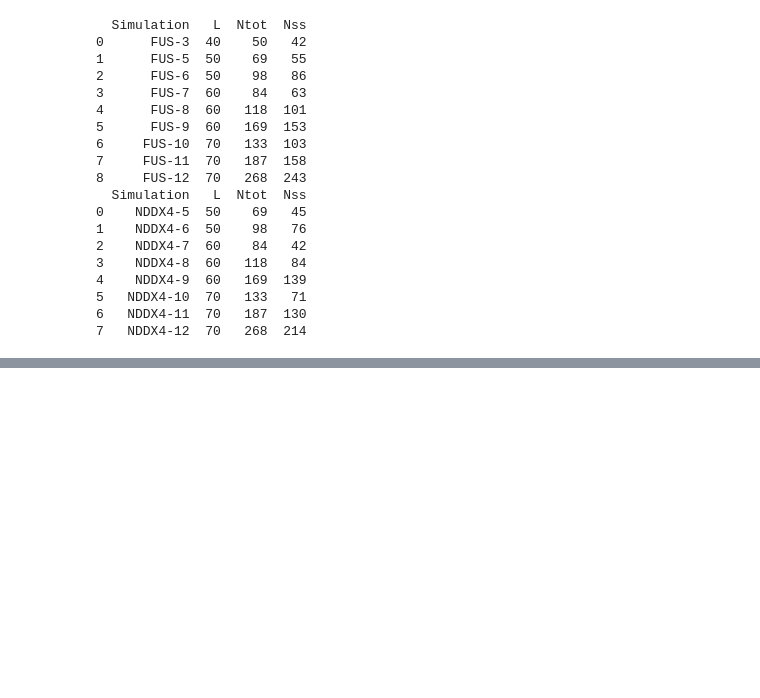
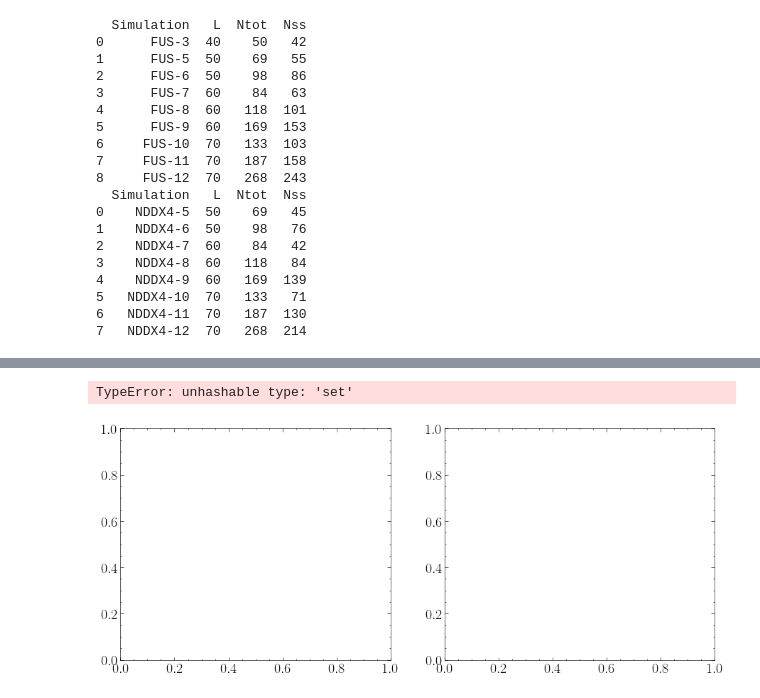
Before and after one commit to mme-ucl/confined_LLPS, a Jupyter notebook: confined_CG_simulations/FES_fitting_MLM.ipynb, the cells around one changed output, grey strips where cells are left out. Drawn from its saved outputs; the diff is of its cells as text; code cells hidden in the pictures; blank space fills up the shorter version.

```diff
--- a/confined_CG_simulations/FES_fitting_MLM.ipynb
+++ b/confined_CG_simulations/FES_fitting_MLM.ipynb
@@ -308,0 +370,55 @@ plt.savefig('FES', dpi=600, bbox_inches='tight');
+# %%
+#Map figure
+fig = plt.figure(figsize=(15,6))
+subDDX = fig.add_subplot(1,2,2)
+subFUS = fig.add_subplot(1,2,1)
+
+#Load data for FUS and compute FUS variables
+AllSimsFUS = pd.read_excel(r'AllSimsFUS.xlsx')
+VFUSAll=np.power(AllSimsFUS.L,3)
+p0FUSAll=kT*(AllSimsFUS.N)/VFUSAll
+
+
+#Load data for DDX4 and compute DDX4 variables
+AllSimsDDX = pd.read_excel(r'AllSimsDDX.xlsx')
+VDDXAll=np.power(AllSimsDDX.L,3)
+p0DDXAll=kT*(AllSimsDDX.N)/VDDXAll
+
+markerDDX={"x","x",'x','x','x','x','x','x','x','x','x','x','x','x'}
+
+#Plot Map DDX4
+
+subDDX.scatter(p0DDXAll*ml_nm3*weightDDX/kT,np.power(VDDXAll,1/3),color='r',marker=markerDDX,alpha=0.8)
+subDDX.contourf(PP0*ml_nm3*weightDDX/kT,np.power(VVtot,1/3),CLASS_DDX,cmap='Reds',alpha=0.2)
+subDDX.contour(PP0*ml_nm3*weightDDX/kT,np.power(VVtot,1/3),CLASS_DDX,[1],colors=['r'])
+subDDX.plot([LD_DDX_estimate, LD_DDX_estimate],[np.min(np.power(Vtot,1/3)), np.max(np.power(Vtot,1/3))],'--',color='red',Linewidth=1.5)
+subDDX.scatter(p0DDX*ml_nm3*weightDDX/kT,np.power(VDDX,1/3),color='red',s=1.5*dataDDX.Nss,alpha=0.35)
+subDDX.set_xlabel('$\\rho_\ell$ [mg/ml]')
+subDDX.set_ylabel('$\sqrt[3]{V_{tot}}$ [nm]')
+
+#Plot Map FUS
+subFUS.scatter(p0FUSAll*ml_nm3*weightFUS/kT,np.power(VFUSAll,1/3),color='b',marker='+',alpha=0.8)
+subFUS.contourf(PP0*ml_nm3*weightFUS/kT,np.power(VVtot,1/3),CLASS_FUS,cmap='Blues',alpha=0.2)
+subFUS.contour(PP0*ml_nm3*weightFUS/kT,np.power(VVtot,1/3),CLASS_FUS,[1],colors=['b'])
+subFUS.plot([LD_FUS_estimate, LD_FUS_estimate],[np.min(np.power(Vtot,1/3)), np.max(np.power(Vtot,1/3))],'--',color='blue',Linewidth=1.5)
+subFUS.scatter(p0FUS*ml_nm3*weightFUS/kT,np.power(VFUS,1/3),color='blue',s=dataFUS.Nss,alpha=0.35)
+subFUS.set_xlabel('$\\rho_\ell$ [mg/ml]')
+subFUS.set_ylabel('$\sqrt[3]{V_{tot}}$ [nm]')
+
+# Annotate plumed
+subFUS.annotate('stable steady state droplet',xy=(10,200),color='blue',fontsize=18)
+subDDX.annotate('stable steady state droplet',xy=(15,200),color='red',fontsize=18)
+subFUS.annotate('unstable droplet',xy=(3,25),color='blue',fontsize=18)
+subDDX.annotate('unstable droplet',xy=(5.5,25),color='red',fontsize=18)
+
+subDDX.set_yscale('log')
+subFUS.set_yscale('log')
+subDDX.set_yticks([20, 50, 100, 200, 300])
+subDDX.set_yticklabels([20, 50, 100, 200, 300])
+subFUS.set_yticks([20, 50, 100, 200, 300])
+subFUS.set_yticklabels([20, 50, 100, 200, 300])
+
+plt.savefig('maps_FUS_DDX', dpi=600, bbox_inches='tight');
+# %% [output]
+TypeError: unhashable type: 'set'
+[figure, added]
```
Also changed, not shown: parts of 6 cells of this notebook, 10 other files.
